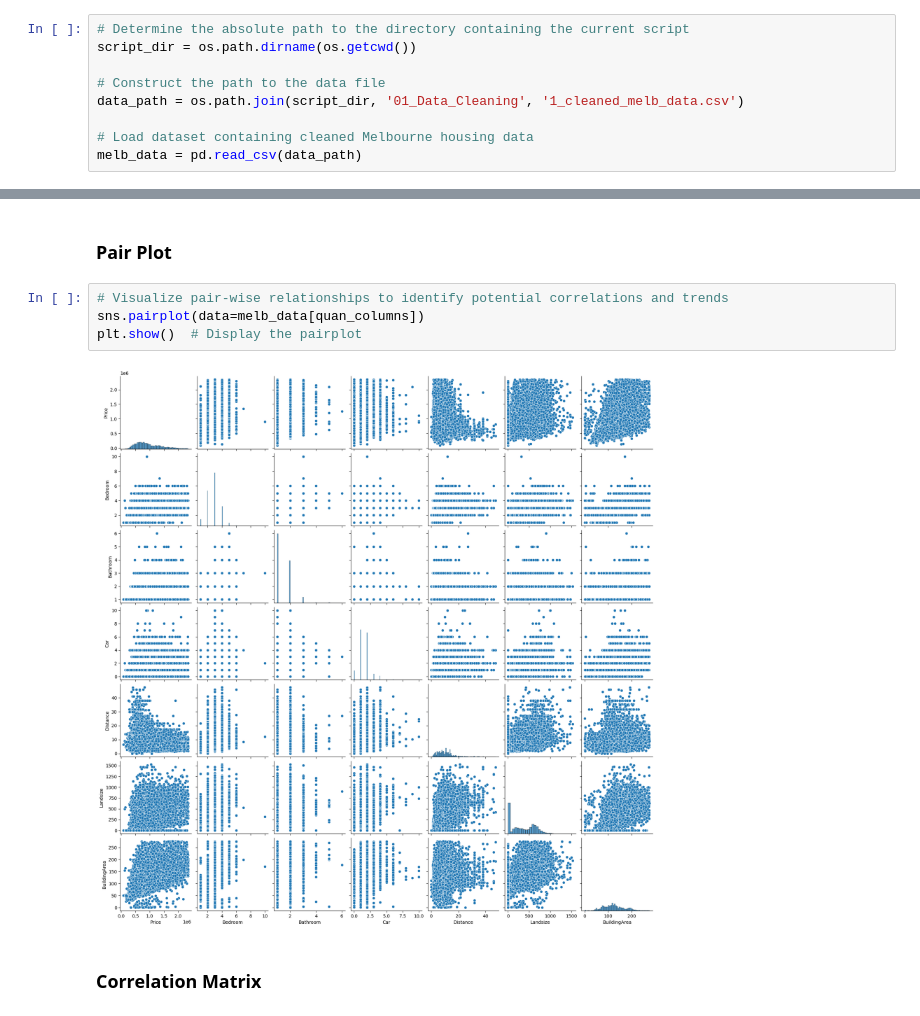
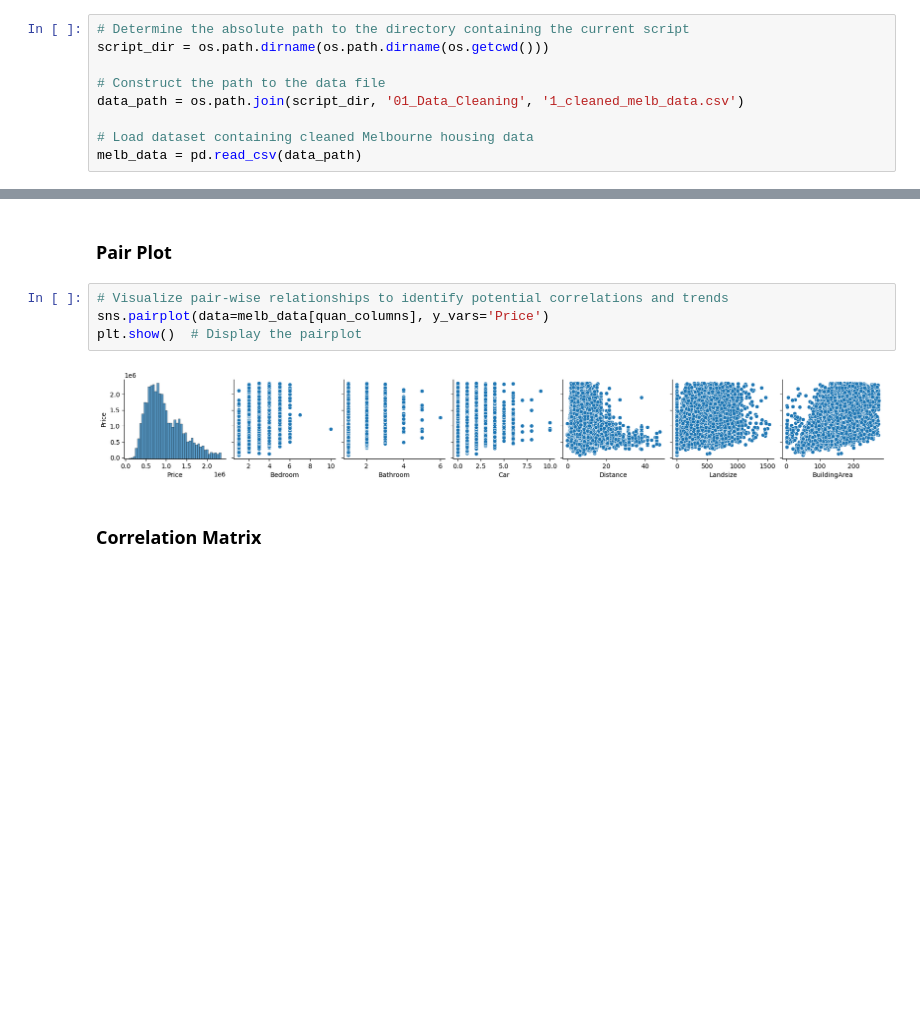
Before and after one commit to arahm071/Melbourne-Modeling-Journey, a Jupyter notebook: 05_Analysis_Reporting/Notebooks/02_Exploratory_Data_Analysis.ipynb, the cells around one changed output, grey strips where cells are left out. Saved outputs shown, nothing was run; the diff lists cells and outputs as text; blank space fills up the shorter version.

```diff
--- a/05_Analysis_Reporting/Notebooks/02_Exploratory_Data_Analysis.ipynb
+++ b/05_Analysis_Reporting/Notebooks/02_Exploratory_Data_Analysis.ipynb
@@ -51,7 +51,7 @@ from utils import plot_utils, func_utils
 ## **File Importation**
 # %%
 # Determine the absolute path to the directory containing the current script
-script_dir = os.path.dirname(os.getcwd())
+script_dir = os.path.dirname(os.path.dirname(os.getcwd()))
 
 # Construct the path to the data file
 data_path = os.path.join(script_dir, '01_Data_Cleaning', '1_cleaned_melb_data.csv')
@@ -143,10 +143,10 @@ plot_utils.plot_count(data=melb_data, column_list=cat_columns, rows=3, cols=3)
 ### Pair Plot
 # %%
 # Visualize pair-wise relationships to identify potential correlations and trends
-sns.pairplot(data=melb_data[quan_columns])
+sns.pairplot(data=melb_data[quan_columns], y_vars='Price')
 plt.show()  # Display the pairplot
 # %% [output]
-[figure, old version]
+[figure, new version]
 # %% [markdown]
 ### Correlation Matrix
 # %%
```
Also changed, not shown: parts of 1 cell of this notebook, 5 other files.
